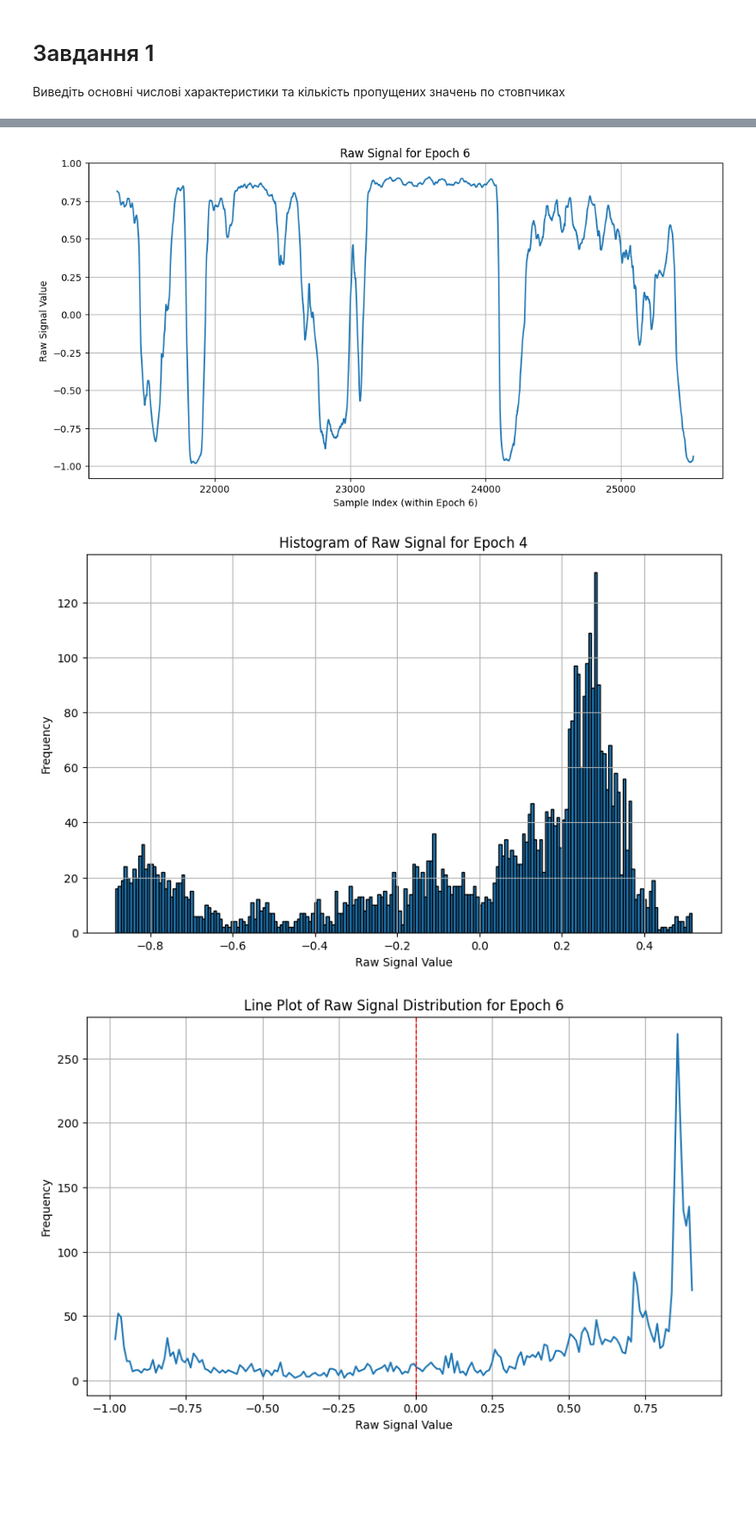
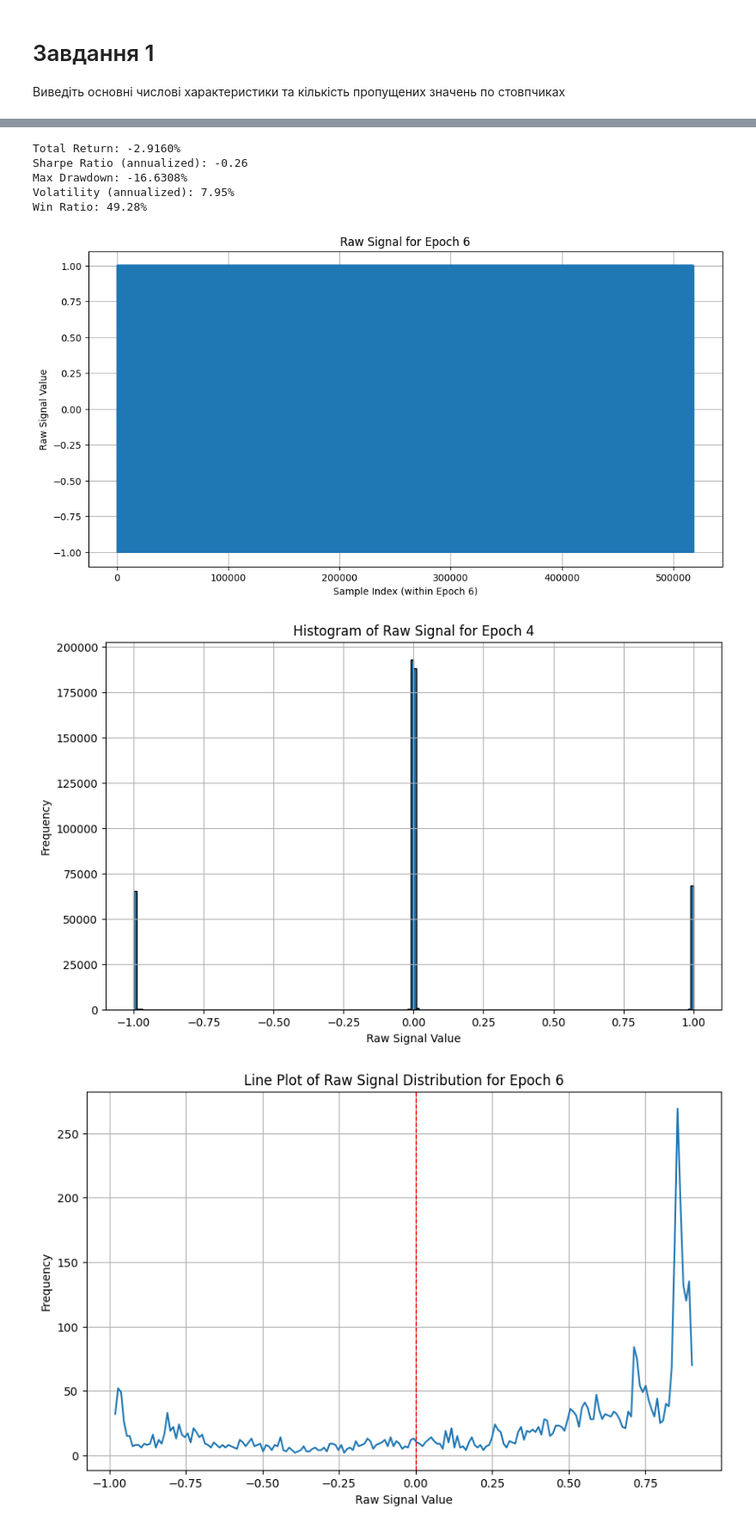
Before and after one commit to Flyingzaptop/Python-Colab, a Jupyter notebook: Parquet_Test.ipynb, the cells around one changed output, grey strips where cells are left out. Shown: that part at 86% size. Saved outputs shown, nothing was run; the diff lists cells and outputs as text; code cells hidden in the pictures; blank space fills up the shorter version.

```diff
--- a/Parquet_Test.ipynb
+++ b/Parquet_Test.ipynb
@@ -30,31 +83,65 @@ df
+# %%
+import numpy as np
+
+# === 1. Total Return ===
+total_return = df['equity'].iloc[-1]
+print(f"Total Return: {total_return:.4%}")
+
+# === 2. Sharpe Ratio ===
+# Предполагаем, что PnL — по минутке. Приводим к годовой шкале
+# 252 торговых дня * 24 часа * 60 минут ≈ 362_880 минут
+mean_return = df['pnl'].mean()
+std_return = df['pnl'].std()
+sharpe = (mean_return / std_return) * np.sqrt(362880) if std_return != 0 else 0
+print(f"Sharpe Ratio (annualized): {sharpe:.2f}")
+
+# === 3. Max Drawdown ===
+roll_max = df['equity'].cummax()
+drawdown = df['equity'] - roll_max
+max_drawdown = drawdown.min()
+print(f"Max Drawdown: {max_drawdown:.4%}")
+
+# === 4. Volatility ===
+volatility = std_return * np.sqrt(362880)
+print(f"Volatility (annualized): {volatility:.2%}")
+
+# === 5. Win Ratio ===
+win_ratio = (df['pnl'] > 0).sum() / len(df)
+print(f"Win Ratio: {win_ratio:.2%}")
+# %% [output]
+Total Return: -2.9160%
+Sharpe Ratio (annualized): -0.26
+Max Drawdown: -16.6308%
+Volatility (annualized): 7.95%
+Win Ratio: 49.28%
 # %%
 # prompt: create linear plot for raw_signal for only epoch 1.
 
 # Filter the DataFrame for epoch 1
 df_epoch_1 = df[df['epoch'] == 6]
 
 # Create the plot
 plt.figure(figsize=(12, 6))
-plt.plot(df_epoch_1['raw_signal'])
+plt.plot(df['signal'])
 plt.xlabel('Sample Index (within Epoch 6)')
 plt.ylabel('Raw Signal Value')
 plt.title('Raw Signal for Epoch 6')
 plt.grid(True)
 plt.show()
 # %% [output]
-[figure, old version]
+[figure, new version]
 # %%
 # prompt: create histogram quanity plot for raw_signal for only epoch 1
 
 plt.figure(figsize=(10, 6))
-plt.hist(df_epoch_1['raw_signal'], bins = 200, edgecolor='black')
+plt.hist(df['signal'], bins = 200, edgecolor='black')
 plt.xlabel('Raw Signal Value')
 plt.ylabel('Frequency')
 plt.title('Histogram of Raw Signal for Epoch 4')
 plt.grid(True)
 plt.show()
 # %% [output]
-[figure, old version]
+[figure, new version]
 # %%
 # prompt: look previous histogram code and now generate plot, that will do same, but not with bars - only line, that goes from bar's top to another. Without points - pure line and vertical line in zero
 
```
Also changed, not shown: parts of 4 cells of this notebook.
